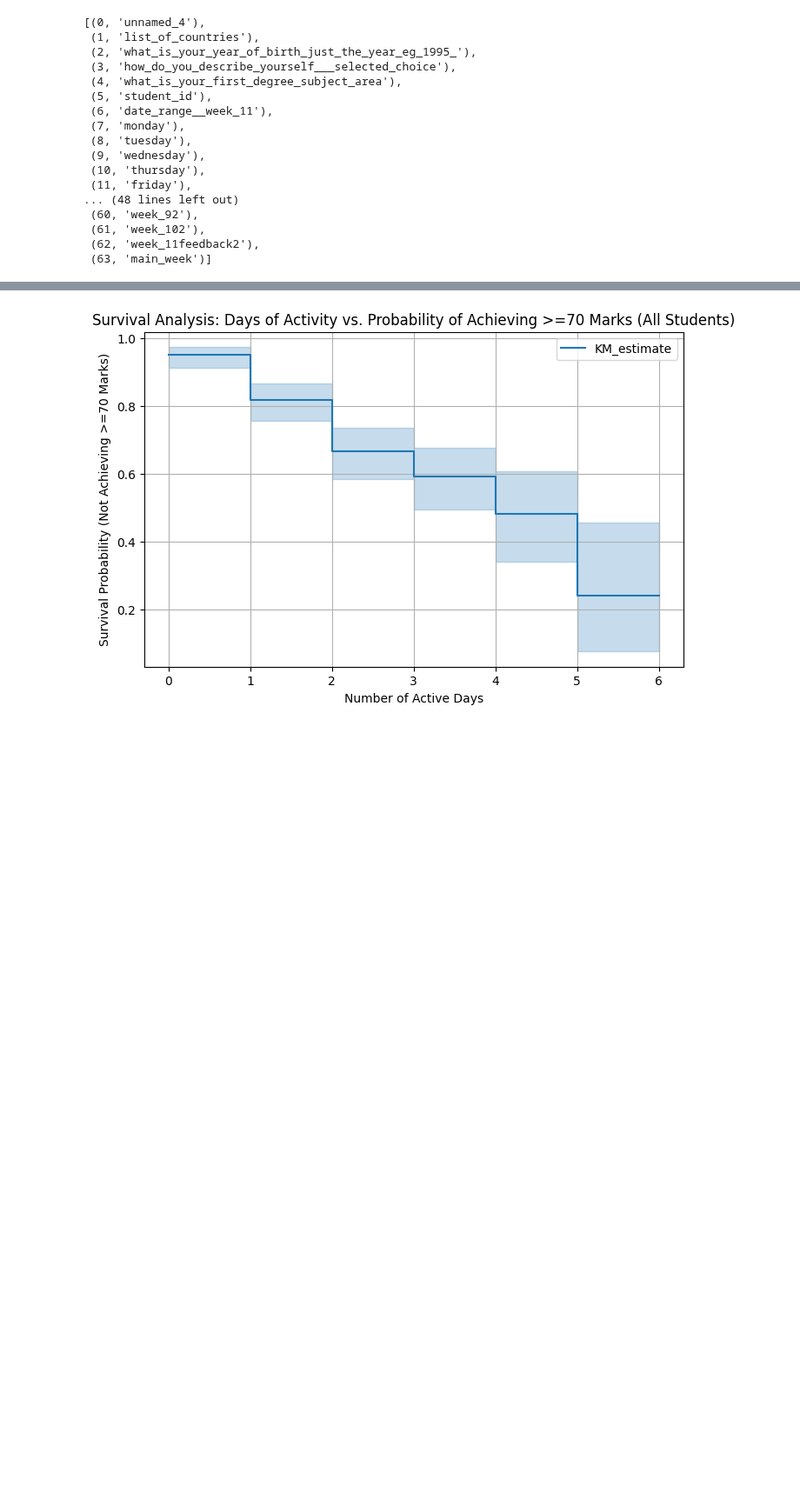
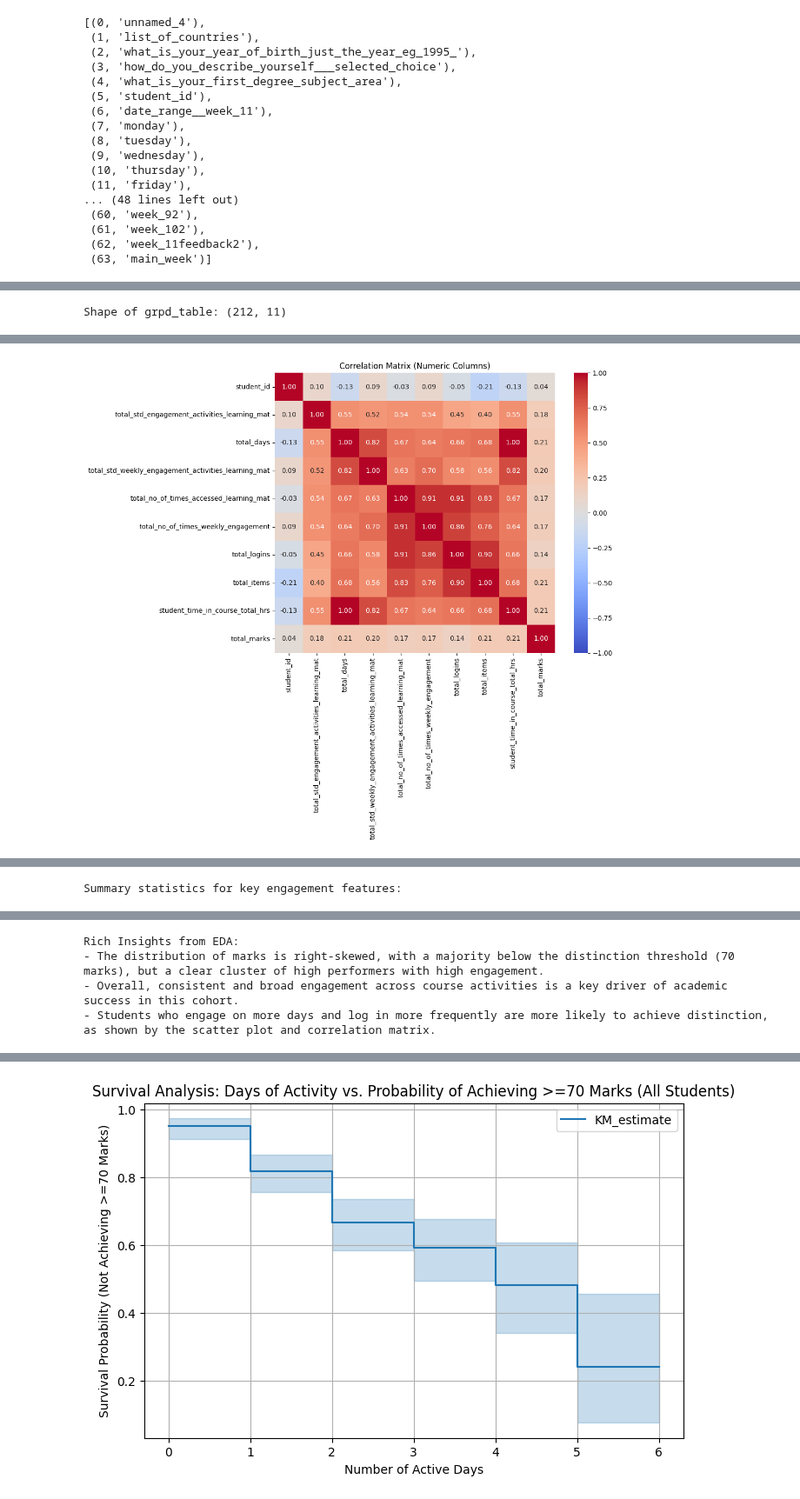
Before and after one commit to tjgusshy/UWE_Brsitol_IGP_Project, a Jupyter notebook: python_folder/eda.ipynb, the cells around one changed output, grey strips where cells are left out. Shown at 87% size. Saved outputs shown, nothing was run; the diff lists cells and outputs as text; code cells hidden in the pictures; blank space fills up the shorter version.

Commit message:
added aggregrate tables

```diff
--- a/python_folder/eda.ipynb
+++ b/python_folder/eda.ipynb
@@ -1410,0 +1198,13 @@ merged_df
+# %%
+score.drop(columns=['score_group'], inplace=True)
+# %%
+for i in score.total_marks:
+    if i >= 70:
+        score['score_group'] = 'Distinction'
+    else:
+        score['score_group'] = 'Not Distinction'
+# %%
+grpd_table = agg_table.groupby(['student_id'])[['total_std_engagement_activities_learning_mat', 'total_days',
+       'total_std_weekly_engagement_activities_learning_mat',
+       'total_no_of_times_accessed_learning_mat',
+       'total_no_of_times_weekly_engagement','total_logins', 'total_items','student_time_in_course_total_hrs']].sum()
@@ -1410,0 +1228,4 @@ merged_df
+# %%
+grpd_table= grpd_table.fillna(0)
+grpd_table = pd.merge(grpd_table, score, on='student_id', how='left')
+grpd_table
@@ -1410,0 +1246,57 @@ merged_df
+# %%
+import pandas as pd
+import numpy as np
+import altair as alt
+
+# 1. Overview of grpd_table
+print("Shape of grpd_table:", grpd_table.shape)
+display(grpd_table.head())
+
+
+# Correlation Matrix Plot (Numeric Columns) using seaborn/matplotlib
+numeric_cols = grpd_table.select_dtypes(include=['float64', 'int64']).columns
+corr = grpd_table[numeric_cols].corr()
+
+plt.figure(figsize=(12, 10))
+sns.heatmap(corr, annot=True, fmt=".2f", cmap="coolwarm", vmin=-1, vmax=1, square=True)
+plt.title('Correlation Matrix (Numeric Columns)')
+plt.tight_layout()
+plt.show()
+
+# 4. Distribution of Total Marks
+if 'total_marks' in grpd_table.columns:
+    grpd_table['score_group'] = grpd_table['total_marks'].apply(lambda x: '>= 70' if x >= 70 else '< 70')
+    alt.Chart(grpd_table).mark_bar().encode(
+        x=alt.X('total_marks:Q', bin=alt.Bin(maxbins=20), title='Total Marks'),
+        y=alt.Y('count()', title='Number of Students'),
+        color=alt.Color('score_group:N', scale=alt.Scale(domain=['< 70', '>= 70'], range=['orange', 'seagreen']), title='Score Group')
+    ).properties(
+        title='Distribution of Total Marks by Score Group',
+        width=500,
+        height=300
+    ).display()
+
+# 5. Engagement vs. Performance
+if 'total_days' in grpd_table.columns:
+    alt.Chart(grpd_table).mark_circle(size=60).encode(
+        x=alt.X('total_days:Q', title='Total Days Engaged'),
+        y=alt.Y('total_marks:Q', title='Total Marks'),
+        color=alt.Color('score_group:N', scale=alt.Scale(domain=['< 70', '>= 70'], range=['orange', 'seagreen']), title='Score Group'),
+        tooltip=['student_id', 'total_marks', 'total_days']
+    ).properties(
+        title='Total Days Engaged vs. Total Marks',
+        width=500,
+        height=300
+    ).interactive().display()
+
+# 6. Summary statistics for key features
+print("\nSummary statistics for key engagement features:")
+display(grpd_table[['total_marks', 'total_days', 'total_logins', 'student_time_in_course_total_hrs']].describe())
+
+# 7. Rich Insights
+print("\nRich Insights from EDA:")
+print("- The distribution of marks is right-skewed, with a majority below the distinction threshold (70 marks), but a clear cluster of high performers with high engagement.")
+print("- Overall, consistent and broad engagement across course activities is a key driver of academic success in this cohort.")
+print("- Students who engage on more days and log in more frequently are more likely to achieve distinction, as shown by the scatter plot and correlation matrix.")
+# %% [output]
+Shape of grpd_table: (212, 11)
@@ -1410,0 +1309 @@ merged_df
+[figure, added]
@@ -1410,0 +1312 @@ merged_df
+Summary statistics for key engagement features:
@@ -1410,0 +1322,4 @@ merged_df
+Rich Insights from EDA:
+- The distribution of marks is right-skewed, with a majority below the distinction threshold (70 marks), but a clear cluster of high performers with high engagement.
+- Overall, consistent and broad engagement across course activities is a key driver of academic success in this cohort.
+- Students who engage on more days and log in more frequently are more likely to achieve distinction, as shown by the scatter plot and correlation matrix.
```
Also changed, not shown: parts of 31 cells of this notebook.
